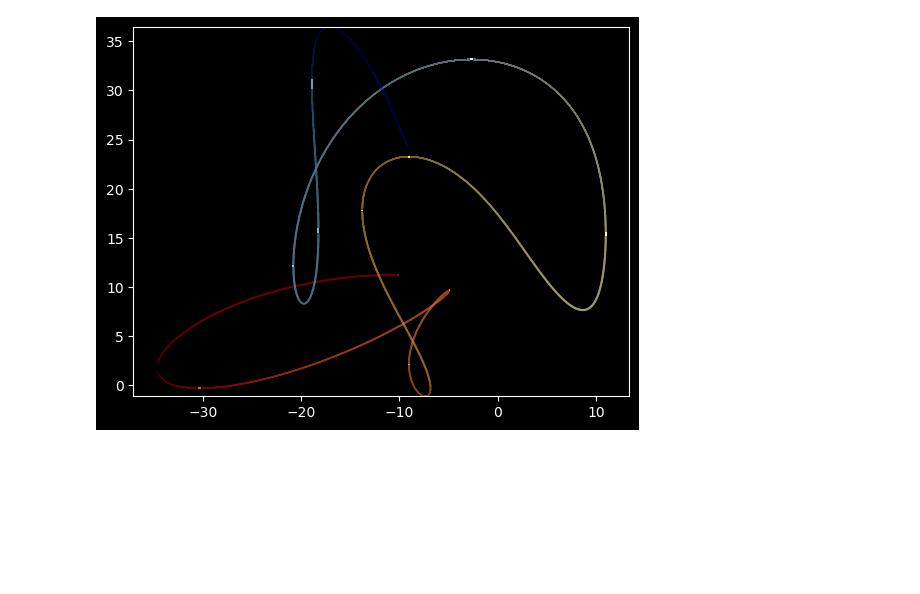
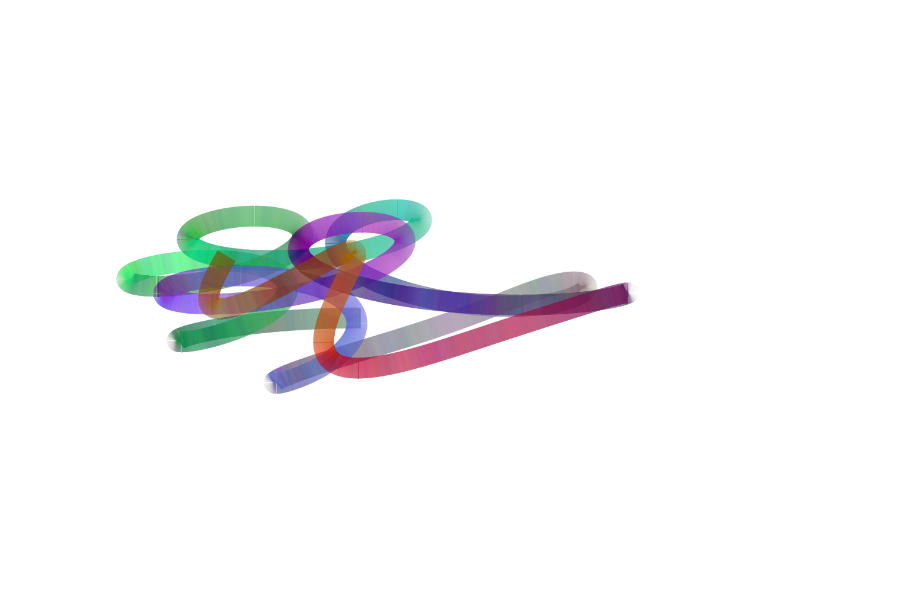
Before and after one commit to PredictionExplorer/Cosmic-Signature, a Jupyter notebook: ImageGen/planets.ipynb, the cells around one changed output. Drawn from its saved outputs; the diff is of its cells as text; code cells hidden in the pictures; blank space fills up the shorter version.

Commit message:
some random modificatons to image generation

```diff
--- a/ImageGen/planets.ipynb
+++ b/ImageGen/planets.ipynb
@@ -96,103 +96,69 @@ plt.show()
+# %%
+def random_color_1ch(num_steps):
+    '''Geenrate colors for 1 channel.'''
+    cur = 0
+    result = []
+    for _ in range(num_steps):
+        cur += 1 if random.randint(0, 1) == 1 else -1
+        result.append(cur)
+    lowest = min(result)
+    highest = max(result)
+    for i in range(len(result)):
+        result[i] = (result[i] - lowest) / (highest - lowest)
+    return result
+
+c1 = random_color_1ch(len(p1) - 1)
+c2 = random_color_1ch(len(p1) - 1)
+c3 = random_color_1ch(len(p1) - 1)
+
+C = list(zip(c1, c2, c3))
 # %%
 import matplotlib.pyplot as plt
 from matplotlib.collections import LineCollection
 import numpy as np
-#fig = plt.figure(figsize=(12, 12))
-#ax = fig.gca(projection='2d')
-#plt.gca().patch.set_facecolor('black')
 
-def random_color_1ch(num_steps):
-    '''Geenrate colors for 1 channel.'''
-    cur = 0
-    result = []
-    for _ in range(num_steps):
-        cur += 1 if random.randint(0, 1) == 1 else -1
-        result.append(cur)
-    lowest = min(result)
-    highest = max(result)
-    for i in range(len(result)):
-        result[i] = (result[i] - lowest) / (highest - lowest)
-    return result
-
-c1 = random_color_1ch(len(p1))
-c2 = random_color_1ch(len(p1))
-c3 = random_color_1ch(len(p1))
-
-C = list(zip(c1, c2, c3))
 
 x = []
 for p in p1:
     x.append(p[0])
 
 y = []
 for p in p1:
     y.append(p[1])
 
 x = np.array(x)
 y = np.array(y)
 
-
-# Create an array of colors for the line using the RdYlBu colormap
-colors = plt.cm.RdYlBu(np.linspace(0, 1, len(x)))
-
 # Create a list of line segments
 points = np.array([x, y]).T.reshape(-1, 1, 2)
 segments = np.concatenate([points[:-1], points[1:]], axis=1)
 
-
-
-
-# Create a list of line segments
-#points = np.array([, y]).T.reshape(-1, 1, 2)
-#segments = np.concatenate([x, y], axis=1)
-
-
-
-#plt.plot([i[0] for i in p1], [j[1] for j in p1], color=plt.cm.RdYlBu(colors))
-
-#plt.plot([i[0] for i in p1], [j[1] for j in p1] , 'o', color=plt.cm.RdYlBu(colors), lw = 0.05, markersize = 0.1)
-#plt.plot([i[0] for i in p2], [j[1] for j in p2], [k[2] for k in p2] , '^', color='white', lw = 0.05, markersize = 0.01, alpha=0.5)
-#plt.plot([i[0] for i in p3], [j[1] for j in p3], [k[2] for k in p3] , '^', color='blue', lw = 0.05, markersize = 0.01, alpha=0.5)
-
 # Create a LineCollection object with multicolored line segments
-lc = LineCollection(segments, colors=colors)
+# (C is a list of colors that looks like [(0.1, 0.2, 0.3), (0.2, 0.3, 0.4)...]
+lc = LineCollection(segments, colors=C, linewidths=25, alpha=1.0)
 
 # Create a figure and axis object
-fig, ax = plt.subplots()
+fig, ax = plt.subplots(figsize=(12, 12))
+
+# Set the background color of the plot
+fig.set_facecolor('white')
 
 # Add the LineCollection to the axis
 ax.add_collection(lc)
 
 # Set the axis limits
-ax.set_xlim(x.min(), x.max())
-ax.set_ylim(y.min(), y.max())
+x_range = x.max() - x.min()
+y_range = y.max() - y.min()
+R = 0.05
+ax.set_xlim(x.min() - x_range * R, x.max() + x_range * R)
+ax.set_ylim(y.min() - y_range * R, y.max() + y_range * R)
 
 ax.set_aspect('equal', 'datalim')
 ax = plt.gca()
 
+plt.axis('off')
+
 # Show the plot
 plt.show()
-
-
-#plt.axis('on')
-
-#plt.axis('off')
-
-# optional: use if reference axes skeleton is desired,
-# ie plt.axis is set to 'on'
-#ax.set_xticks([]), ax.set_yticks([]), ax.set_zticks([])
-
-
-
-# make panes have the same color as the background
-#ax.w_xaxis.set_pane_color((0.0, 0.0, 0.0, 1.0)), ax.w_yaxis.set_pane_color((0.0, 0.0, 0.0, 1.0)), ax.w_zaxis.set_pane_color((0.0, 0.0, 0.0, 1.0))
-#ax.view_init(elev = 10, azim = 40)
-
-
-##ax = plt.gca()
-#ax.set_aspect('equal', adjustable='box')
-##ax.set_aspect('equal', 'datalim')
-##plt.show()
-##plt.close()
 # %% [output]
-[figure, old version]
+[figure, new version]
```
Also changed, not shown: parts of 2 cells of this notebook.
